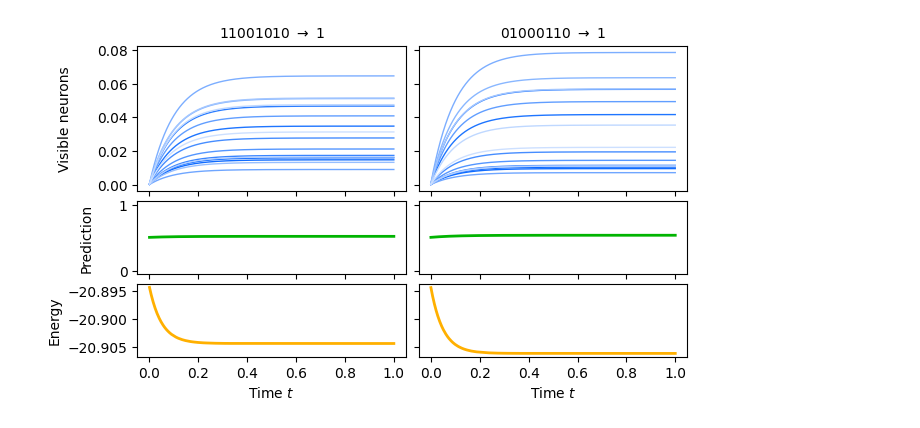
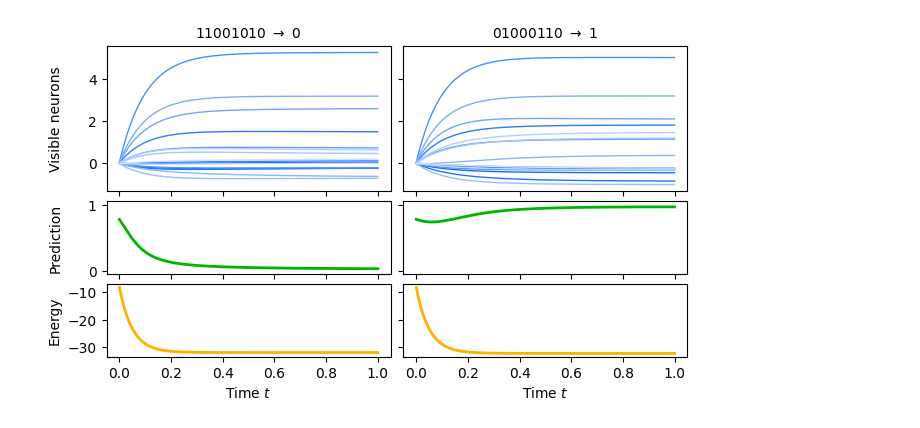
Before and after one commit to mbacvanski/analog-denseam, a Jupyter notebook: make_plots.ipynb, the cells around one changed output. Cells and saved outputs as stored; diff of their text form; code cells hidden in the pictures.

```diff
--- a/make_plots.ipynb
+++ b/make_plots.ipynb
@@ -14,9 +31,26 @@ params = load_params("data/model_best.npz")
 # %%
+import model_energy_train as model_energy
+
+params = {
+    "xi_emb": xi_emb,
+    "eta": eta,
+    "a_v": a,
+    "c": c,
+    "W_out": W_out,
+    "b_out": b_out,
+    "b_att": jnp.zeros((model_energy.Cfg.L,))
+}
+
+
 def run_inference(ctx_tokens):
     ctx_bits = jnp.asarray(ctx_tokens, dtype=jnp.int32)
-    (v_T, H_att_T, H_hopf_T), traj = run_model_inference_steps(ctx_bits, params)
+    (V_T, H_att_T, H_hopf_T), traj = model_energy.run_model_inference_steps(ctx_bits, params)
     return traj
 
+
+# randomly sample n 8-bit bit sequences from random bits
+key = jax.random.PRNGKey(3)
+# arr = jax.random.bernoulli(key, p=0.5, shape=(4, 8)).astype(jnp.int32)
 arr = jnp.array([
     [1, 1, 0, 0, 1, 0, 1, 0],
     [0, 1, 0, 0, 0, 1, 1, 0],
@@ -240,7 +255,12 @@ plt.show()
 # %%
+import numpy as np
+import matplotlib.pyplot as plt
+import matplotlib.colors as mcolors
+import jax.numpy as jnp
+
 # --- config / helpers ---
-T_final = float(Config.T_final)
-n_steps = int(Config.n_steps)
+T_final = float(model_energy.Cfg.T_final)
+n_steps = int(model_energy.Cfg.n_steps)
 ts = np.linspace(0.0, T_final, n_steps)
 
 # contexts to show
@@ -249,27 +269,24 @@ cols = len(ctx_idx)
 
 # colors: generate D shades of #0364FF
 base_color = np.array(mcolors.to_rgb("#0364FF"))
-D = int(traj["v"].shape[-1])
+D = int(traj['V'].shape[-1])
 ws = np.linspace(0.0, 0.8, D)  # blend toward white
 shades = [tuple(((1.0 - w) * base_color + w * 1.0).tolist()) for w in ws]
 
 # 3 rows: visibles / prediction / energy
 fig, axs = plt.subplots(
-    nrows=3,
-    ncols=cols,
-    figsize=(6.5, 3.8),
-    sharex=True,
-    sharey="row",
-    gridspec_kw={"height_ratios": [2, 1, 1]},  # <-- make middle thinner
+    nrows=3, ncols=cols, figsize=(6.5, 3.8),
+    sharex=True, sharey='row',
+    gridspec_kw={'height_ratios': [2, 1, 1]}  # <-- make middle thinner
 )
 
 for c, i in enumerate(ctx_idx):
     # --- data slices for context i ---
-    V_traj = np.asarray(traj["v"][:, i, :])  # (n_steps, D)
-    E_traj = np.asarray(traj["energy"][:, i])  # (n_steps,)
+    V_traj = np.asarray(traj['V'][:, i, :])       # (n_steps, D)
+    E_traj = np.asarray(traj['energy'][:, i])     # (n_steps,)
 
     # logits over the whole trajectory: shape (n_steps, C)
-    logits_traj = np.asarray(logits_from_v(params, V_traj))
+    logits_traj = np.asarray(model_energy.logits_from_v(params, V_traj))
     # prediction from final v(T)
     pred = int(np.argmax(logits_traj[-1]))
 
@@ -279,44 +296,44 @@ for c, i in enumerate(ctx_idx):
     probs = exp_logits / exp_logits.sum(axis=-1, keepdims=True)
 
     # probability that output is class "1"
-    p1_traj = probs[:, 1]  # assumes class-1 is index 1
+    p1_traj = probs[:, 1]    # assumes class-1 is index 1
 
     # bitstring label
     bits = "".join(str(int(b)) for b in np.asarray(arr[i]).tolist())
 
     # --- top: v(t) trajectories ---
     ax_top = axs[0, c]
     for d in range(D):
         ax_top.plot(ts, V_traj[:, d], color=shades[d], linewidth=1.0)
     if c == 0:
-        ax_top.set_ylabel(r"Visible neurons", labelpad=18)
-    ax_top.set_title(rf"${bits}\ \rightarrow\ {pred}$", fontsize=10)
+        ax_top.set_ylabel(r'Visible neurons', labelpad=18)
+    ax_top.set_title(fr'${bits}\ \rightarrow\ {pred}$', fontsize=10)
 
     # --- middle: prediction probability ---
     ax_mid = axs[1, c]
-    ax_mid.plot(ts, p1_traj, linewidth=2.0, color="#01B401")
+    ax_mid.plot(ts, p1_traj, linewidth=2.0, color='#01B401')
     ax_mid.set_ylim(-0.05, 1.05)
     if c == 0:
-        ax_mid.set_ylabel(r"Prediction", labelpad=18)  # p(y=1)
+        ax_mid.set_ylabel(r'Prediction', labelpad=18)  # p(y=1)
     ax_mid.set_yticks([0.0, 1.0])
 
     # --- bottom: energy ---
     ax_bot = axs[2, c]
-    ax_bot.plot(ts, E_traj, color="#FFB000", linewidth=2.0)
+    ax_bot.plot(ts, E_traj, color='#FFB000', linewidth=2.0)
     if c == 0:
-        ax_bot.set_ylabel(r"Energy")
+        ax_bot.set_ylabel(r'Energy')
 
 # shared x label on bottom row
 for c in range(cols):
-    axs[2, c].set_xlabel(r"Time $t$")
+    axs[2, c].set_xlabel(r'Time $t$')
     # axs[2, c].set_xlim(-0.01, 0.5)
     # disable borders
     # for r in range(3):
     #     axs[r, c].spines['top'].set_visible(False)
     #     axs[r, c].spines['right'].set_visible(False)
 
 plt.tight_layout(pad=0.2, w_pad=0.2, h_pad=0.2)
-plt.savefig("parity_inference_with_prediction.pdf", bbox_inches="tight")
+plt.savefig('parity_inference_with_prediction.pdf', bbox_inches='tight')
 plt.show()
 # %% [output]
-[figure, old version]
+[figure, new version]
```
Also changed, not shown: parts of 6 cells of this notebook, 9 other files.
